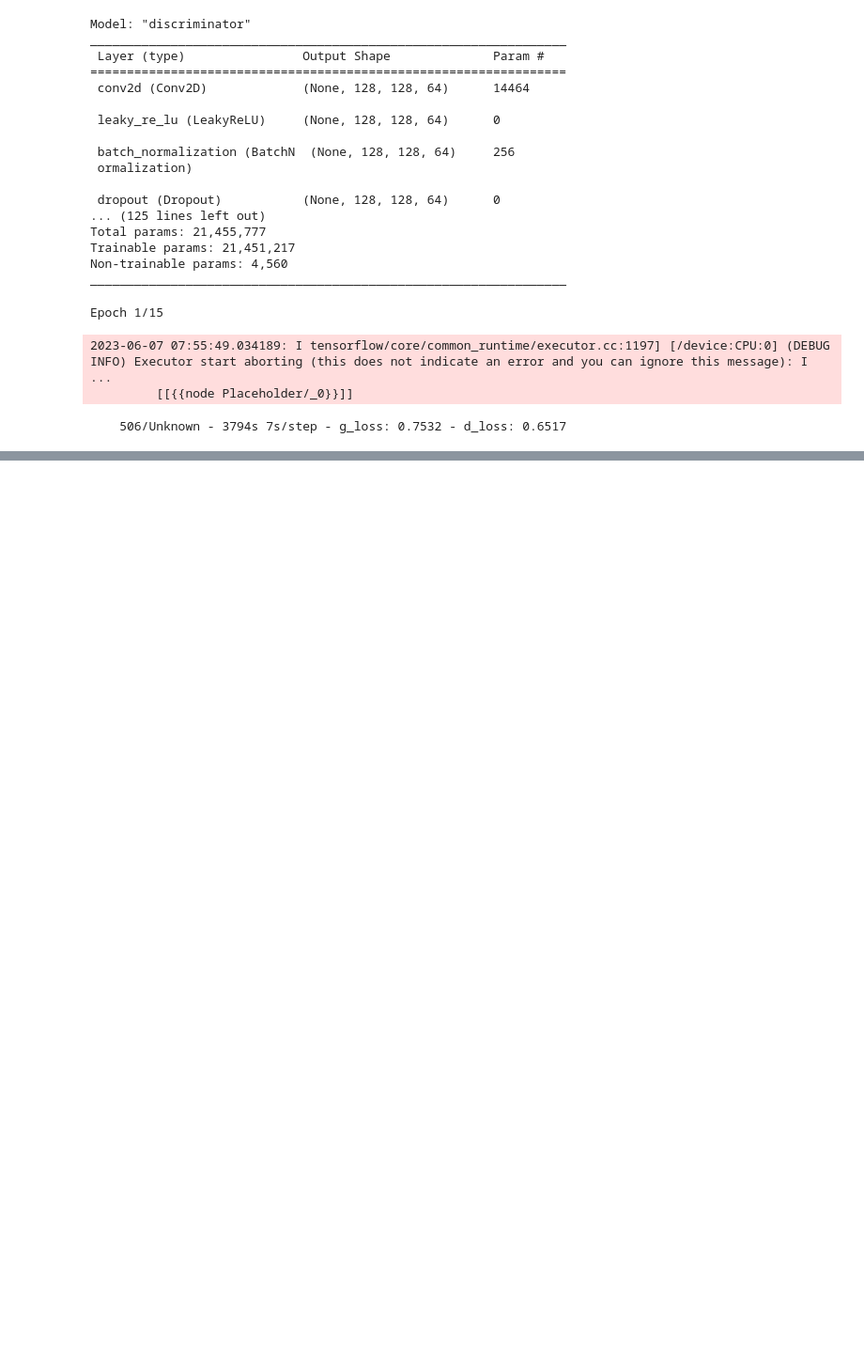
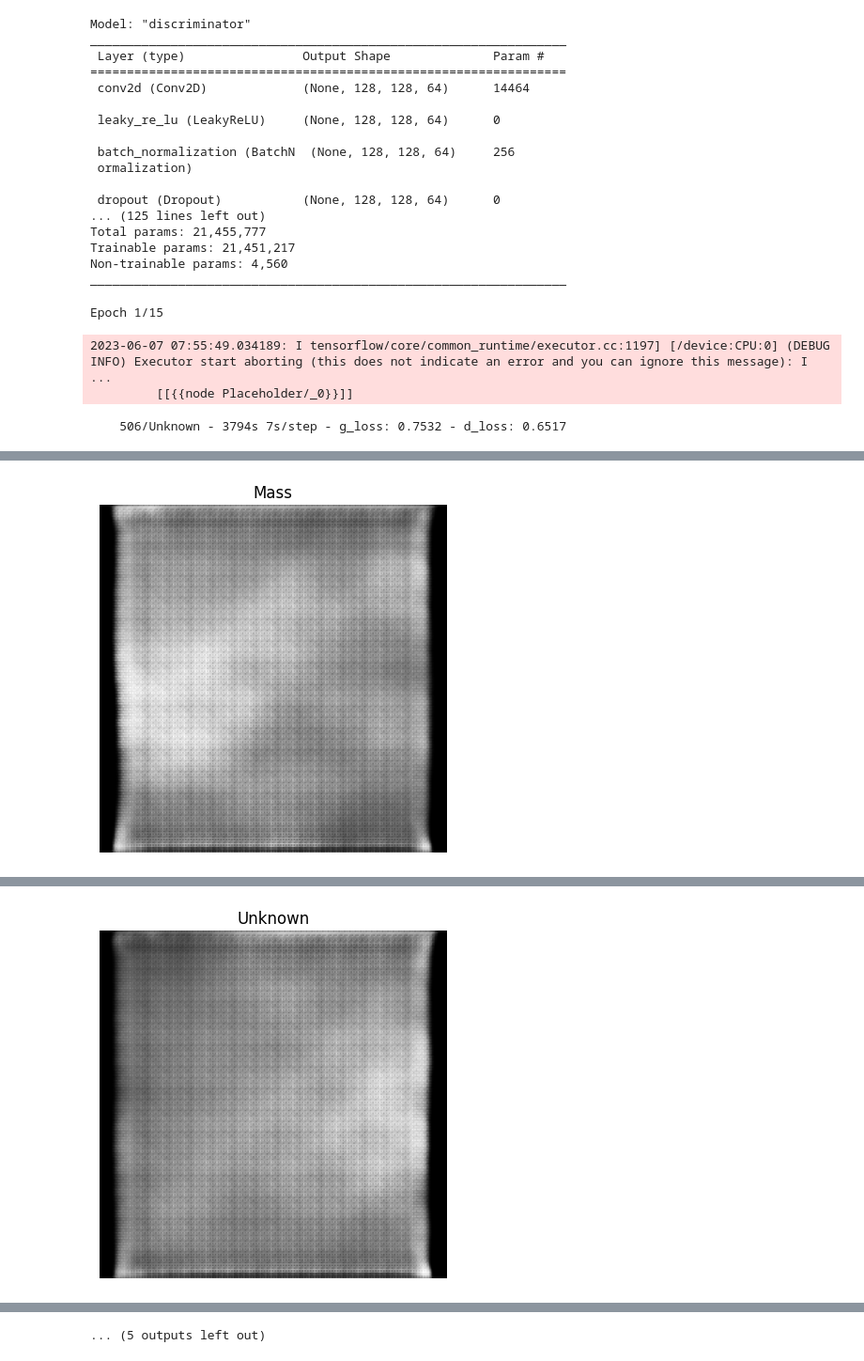
Before and after one commit to edcogue/breast-mammography-detection, a Jupyter notebook: data_augmentation/Conditional GAN Mammographies.ipynb, the cells around one changed output, grey strips where cells are left out. Shown at 94% size. Saved outputs shown, nothing was run; the diff lists cells and outputs as text; code cells hidden in the pictures; blank space fills up the shorter version.

Commit message:
Generate data with CGAN and show training loss

```diff
--- a/data_augmentation/Conditional GAN Mammographies.ipynb
+++ b/data_augmentation/Conditional GAN Mammographies.ipynb
@@ -292,23 +292,3 @@ trained_gen = cond_gan.generator
 #model_name=f'./mammographies_gan_{datetime.now().strftime("%d%m%Y_%H%M%S")}'
 
 #trained_gen.save(model_name)
-# %%
-trained_gen = tf.keras.models.load_model("mammographies_gan_07062023_163555")
-trained_gen.compile()
-
-def generate_sample(label_ex):
-    interpolation_noise = tf.random.normal(shape=(1, latent_dim))
-    label = tf.keras.utils.to_categorical([label_ex], num_classes)
-    label = tf.cast(label, tf.float32)
-    noise_and_label = tf.concat([interpolation_noise, label], 1)
-    fake = trained_gen.predict(noise_and_label)
-    print(np.max(fake), np.min(fake))
-    #fake = (fake - np.min(fake)) / (np.max(fake) - np.min(fake)) *255
-    fake += 1.0
-    fake *= 127.5
-    plt.hist(fake.ravel())
-    plt.show()
-    print(np.min(fake), np.max(fake))
-    return fake.astype(np.uint8)
-
-plt.imshow(generate_sample(6)[0], cmap="gray")
@@ -322,0 +295,21 @@ WARNING:tensorflow:No training configuration found in save file, so the model wa
+# %%
+trained_gen = tf.keras.models.load_model("mammographies_gan_07062023_163555")
+trained_gen.compile()
+
+def generate_sample(label_ex):
+    interpolation_noise = tf.random.normal(shape=(1, latent_dim))
+    label = tf.keras.utils.to_categorical([label_ex], num_classes)
+    label = tf.cast(label, tf.float32)
+    noise_and_label = tf.concat([interpolation_noise, label], 1)
+    fake = trained_gen.predict(noise_and_label)
+    fake += 1.0
+    fake *= 127.5
+    return fake.astype(np.uint8)
+
+for key in loader.type2int.keys():
+    plt.title(key)
+    image=generate_sample(loader.type2int[key])[0]
+    plt.imshow(image, cmap="gray")
+    plt.axis('off')
+    plt.show()
+# %% [output]
@@ -322,0 +331 @@ WARNING:tensorflow:No training configuration found in save file, so the model wa
+[figure, added]
@@ -322,0 +333 @@ WARNING:tensorflow:No training configuration found in save file, so the model wa
+[figure, added]
@@ -322,0 +339 @@ WARNING:tensorflow:No training configuration found in save file, so the model wa
+... (5 outputs left out)
```
Also changed, not shown: parts of 10 cells of this notebook, 1 other file.
